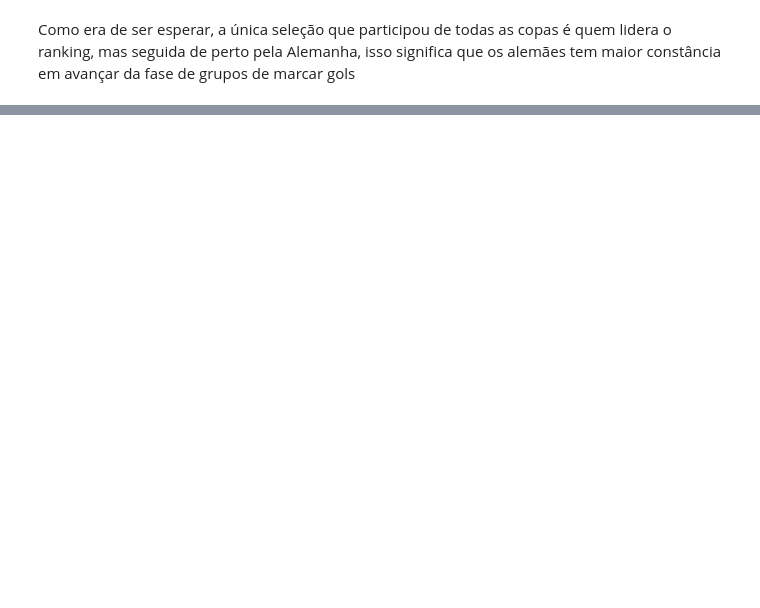
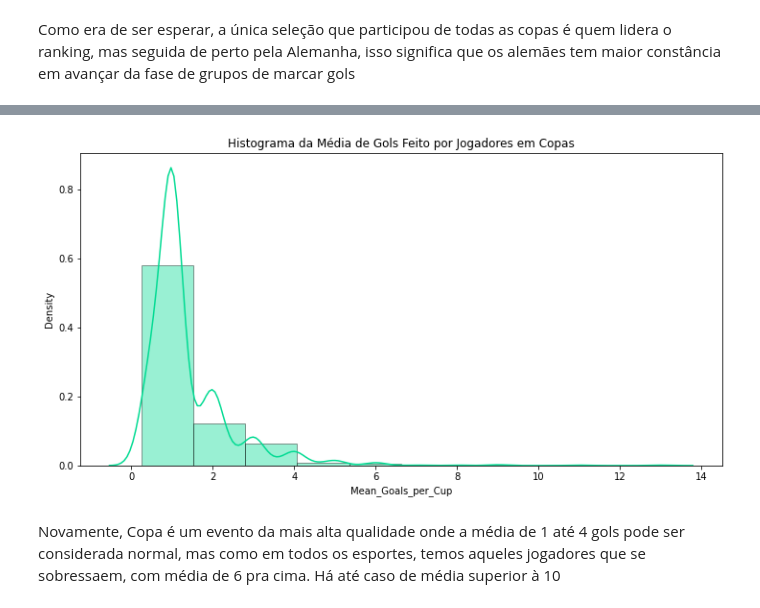
Before and after one commit to opablodantas/world_cup_goals, a Jupyter notebook: WORLD_CUP_GOALS.ipynb, the cells around one changed output, grey strips where cells are left out. Drawn from its saved outputs; the diff is of its cells as text; code cells hidden in the pictures; blank space fills up the shorter version.

```diff
--- a/WORLD_CUP_GOALS.ipynb
+++ b/WORLD_CUP_GOALS.ipynb
@@ -154,0 +216,3 @@ Como era de ser esperar, a única seleção que participou de todas as copas é
+# %%
+df["Mean_Goals_per_Cup"] = df.Goals / df.Played_Cups
+df
@@ -154,0 +233,11 @@ Como era de ser esperar, a única seleção que participou de todas as copas é
+# %%
+plt.figure(figsize=(12,6))
+plt.title('Histograma da Média de Gols Feito por Jogadores em Copas')
+sns.distplot(a=df.Mean_Goals_per_Cup, bins=10,
+             hist_kws={"edgecolor": 'black'})
+
+plt.show()
+# %% [output]
+[figure, added]
+# %% [markdown]
+Novamente, Copa é um evento da mais alta qualidade onde a média de 1 até 4 gols pode ser considerada normal, mas como em todos os esportes, temos aqueles jogadores que se sobressaem, com média de 6 pra cima. Há até caso de média superior à 10
```
Also changed, not shown: parts of 18 cells of this notebook.
